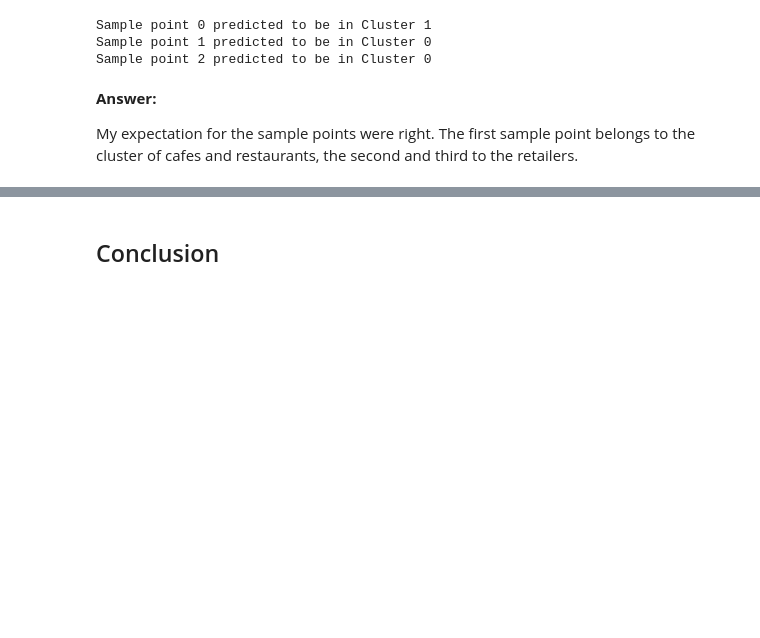
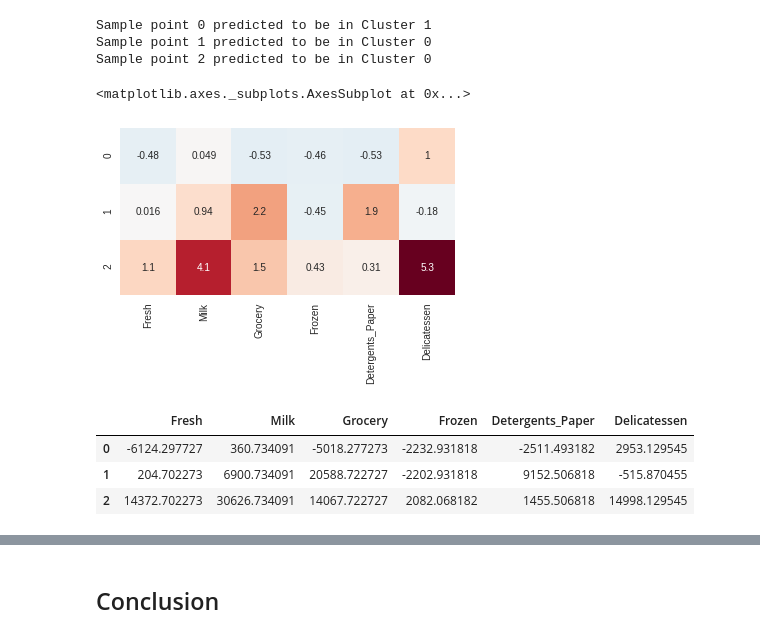
Before and after one commit to jirivrany/machine-learning, a Jupyter notebook: projects/customer_segments/customer_segments.ipynb, the cells around one changed output, grey strips where cells are left out. Cells and saved outputs as stored; diff of their text form; code cells hidden in the pictures; blank space fills up the shorter version.

```diff
--- a/projects/customer_segments/customer_segments.ipynb
+++ b/projects/customer_segments/customer_segments.ipynb
@@ -582,8 +601,15 @@ for i, pred in enumerate(sample_preds):
 Sample point 0 predicted to be in Cluster 1
 Sample point 1 predicted to be in Cluster 0
 Sample point 2 predicted to be in Cluster 0
-# %% [markdown]
-**Answer:**
-
-
-My expectation for the sample points were right. The first sample point belongs to the cluster of cafes and restaurants, the second and third to the retailers.
+# %%
+seaborn.heatmap((samples-data.mean())/data.std(ddof=1), annot=True, cbar=False, square=True)
+# %% [output]
+<matplotlib.axes._subplots.AxesSubplot at 0x...>
+[figure, added]
+# %%
+samples-data.mean()
+# %% [output]
+|  | Fresh | Milk | Grocery | Frozen | Detergents_Paper | Delicatessen |
+| 0 | -6124.297727 | 360.734091 | -5018.277273 | -2232.931818 | -2511.493182 | 2953.129545 |
+| 1 | 204.702273 | 6900.734091 | 20588.722727 | -2202.931818 | 9152.506818 | -515.870455 |
+| 2 | 14372.702273 | 30626.734091 | 14067.722727 | 2082.068182 | 1455.506818 | 14998.129545 |
```
Also changed, not shown: parts of 13 cells of this notebook, 1 other file.
